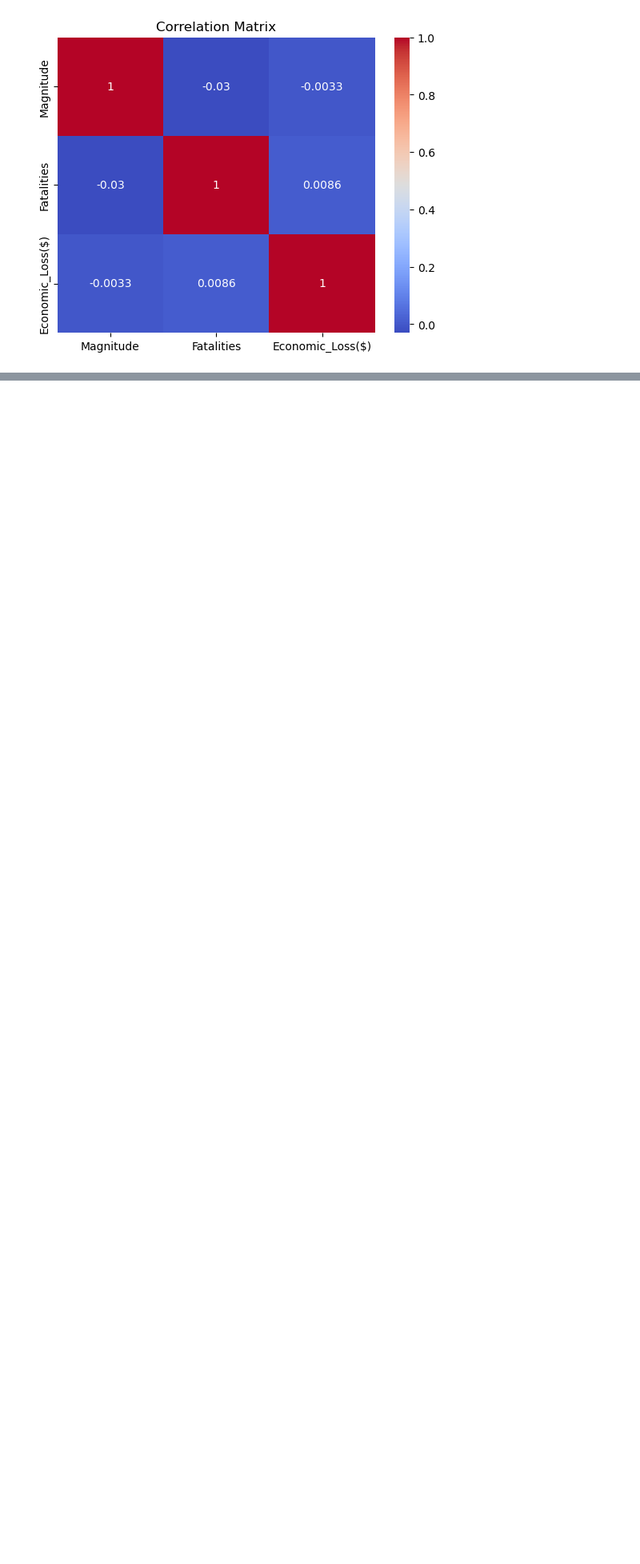
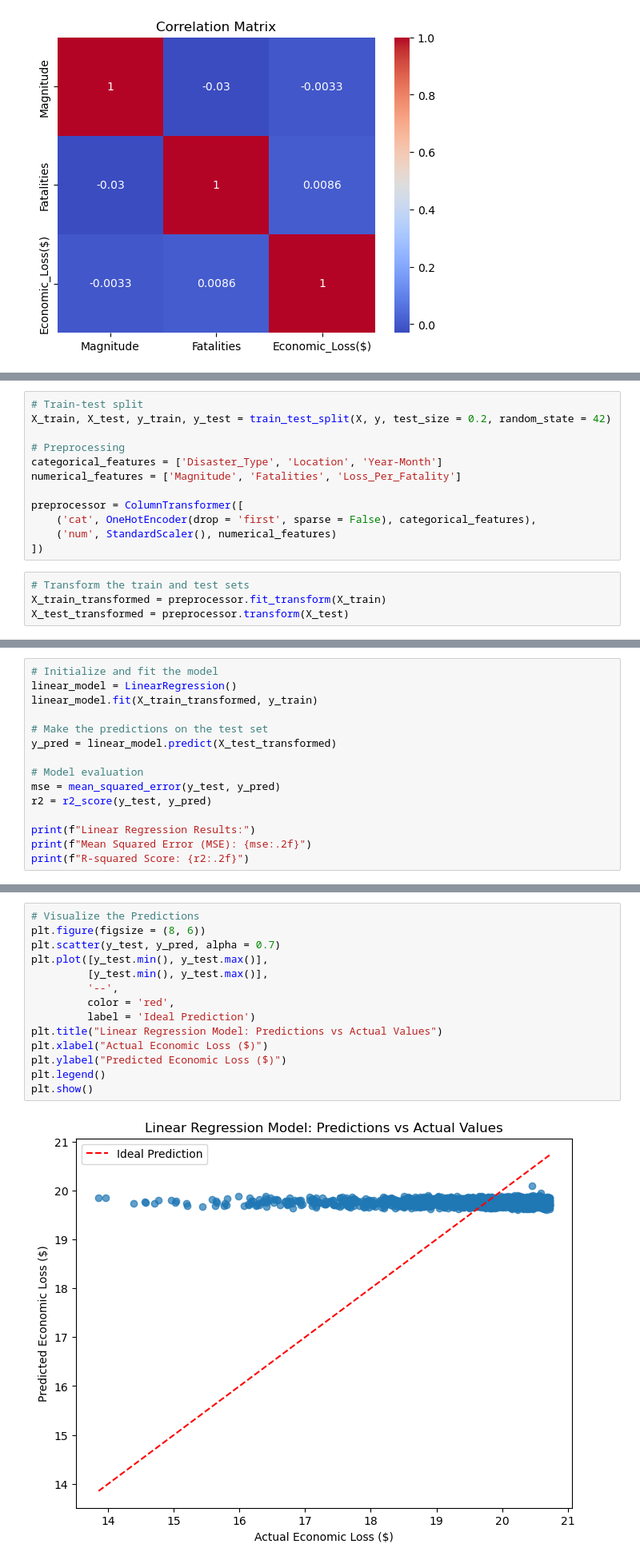
Before and after one commit to hamodikk/MSDS-422_Final_Project, a Jupyter notebook: Final_midpoint_EDA.ipynb, the cells around one changed output, grey strips where cells are left out. Shown at 80% size. Cells and saved outputs as stored; diff of their text form; blank space fills up the shorter version.

Commit message:
Added 4 ML models

```diff
--- a/Final_midpoint_EDA.ipynb
+++ b/Final_midpoint_EDA.ipynb
@@ -157,0 +177,16 @@ disaster = pd.get_dummies(disaster, columns = ['Disaster_Type', 'Location'], dro
+# %%
+# Train-test split
+X_train, X_test, y_train, y_test = train_test_split(X, y, test_size = 0.2, random_state = 42)
+
+# Preprocessing
+categorical_features = ['Disaster_Type', 'Location', 'Year-Month']
+numerical_features = ['Magnitude', 'Fatalities', 'Loss_Per_Fatality']
+
+preprocessor = ColumnTransformer([
+    ('cat', OneHotEncoder(drop = 'first', sparse = False), categorical_features),
+    ('num', StandardScaler(), numerical_features)
+])
+# %%
+# Transform the train and test sets
+X_train_transformed = preprocessor.fit_transform(X_train)
+X_test_transformed = preprocessor.transform(X_test)
@@ -157,0 +197,15 @@ disaster = pd.get_dummies(disaster, columns = ['Disaster_Type', 'Location'], dro
+# %%
+# Initialize and fit the model
+linear_model = LinearRegression()
+linear_model.fit(X_train_transformed, y_train)
+
+# Make the predictions on the test set
+y_pred = linear_model.predict(X_test_transformed)
+
+# Model evaluation
+mse = mean_squared_error(y_test, y_pred)
+r2 = r2_score(y_test, y_pred)
+
+print(f"Linear Regression Results:")
+print(f"Mean Squared Error (MSE): {mse:.2f}")
+print(f"R-squared Score: {r2:.2f}")
@@ -157,0 +216,16 @@ disaster = pd.get_dummies(disaster, columns = ['Disaster_Type', 'Location'], dro
+# %%
+# Visualize the Predictions
+plt.figure(figsize = (8, 6))
+plt.scatter(y_test, y_pred, alpha = 0.7)
+plt.plot([y_test.min(), y_test.max()],
+         [y_test.min(), y_test.max()],
+         '--',
+         color = 'red',
+         label = 'Ideal Prediction')
+plt.title("Linear Regression Model: Predictions vs Actual Values")
+plt.xlabel("Actual Economic Loss ($)")
+plt.ylabel("Predicted Economic Loss ($)")
+plt.legend()
+plt.show()
+# %% [output]
+[figure, added]
```
Also changed, not shown: parts of 25 cells of this notebook, 5 other files.
